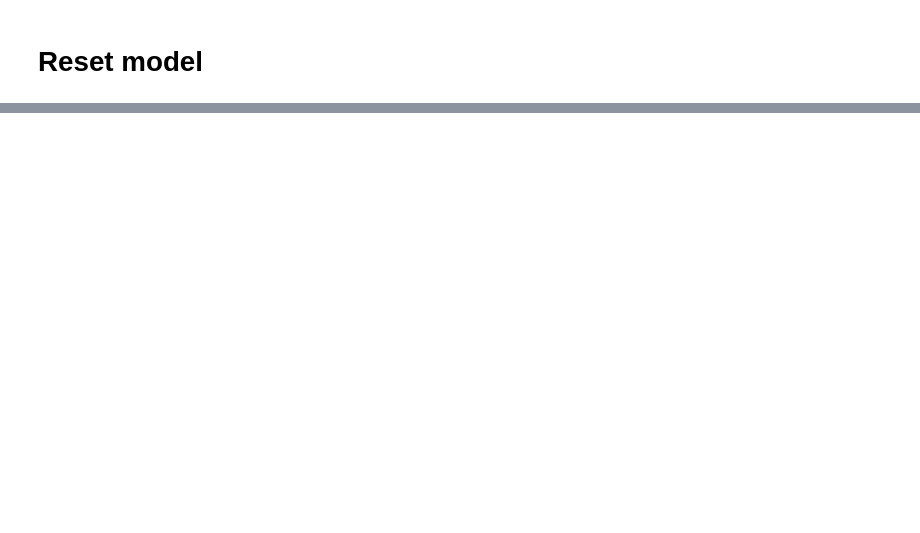
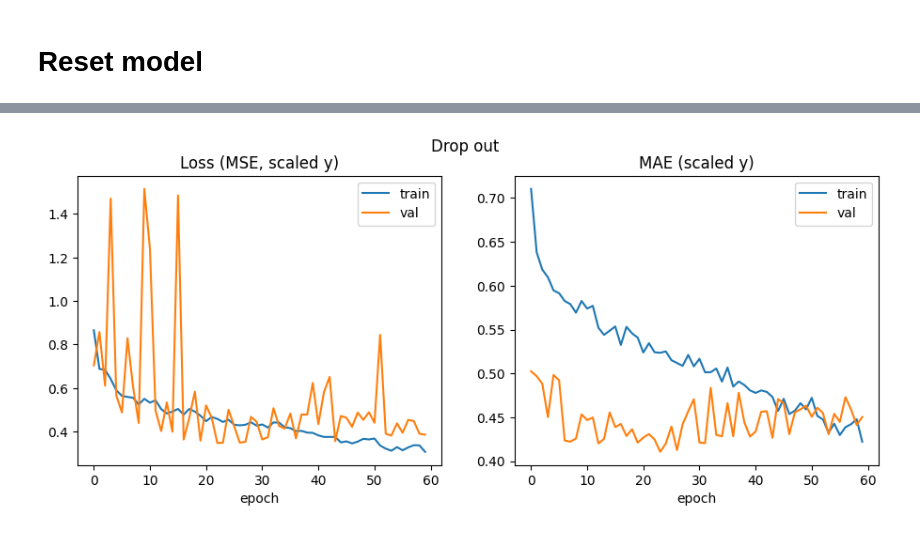
Before and after one commit to SparklePh/KMITL_Deep_Learning_Workshop, a Jupyter notebook: Deep_learning_workshop_2.ipynb, the cells around one changed output, grey strips where cells are left out. Saved outputs shown, nothing was run; the diff lists cells and outputs as text; code cells hidden in the pictures; blank space fills up the shorter version.

```diff
--- a/Deep_learning_workshop_2.ipynb
+++ b/Deep_learning_workshop_2.ipynb
@@ -167,2 +167,27 @@ plot_history(history, "Overfitting demo")
 # %% [markdown]
 # Reset model
+# %%
+drop_rate = 0.30  # ปรับได้ 0.2–0.5
+
+input_dim = X_train.shape[1]
+
+model = keras.Sequential([
+    layers.Input(shape=(input_dim,)),
+    layers.Dense(1024, activation="relu"),
+    layers.Dropout(drop_rate),
+
+    layers.Dense(1024, activation="relu"),
+    layers.Dropout(drop_rate),
+
+    layers.Dense(512, activation="relu"),
+    layers.Dropout(drop_rate),
+
+    layers.Dense(256, activation="relu"),
+    layers.Dropout(drop_rate * 0.5),  # ใกล้ output ลดลงหน่อย
+
+    layers.Dense(1)  # linear output for regression
+], name="overfit_ann_with_dropout")
+
+model.compile(optimizer=keras.optimizers.Adam(1e-3),
+              loss="mse", metrics=["mae"])
+model.summary()
@@ -168,0 +218,9 @@ plot_history(history, "Overfitting demo")
+# %%
+EPOCHS = 60
+BATCH_SIZE = 16  # batch เล็ก ช่วยให้ fitting แรงขึ้น
+
+history_do = model.fit(
+    X_train, y_train_s_noisy,
+    validation_data=(X_val, y_val_s),
+    epochs=EPOCHS, batch_size=BATCH_SIZE, verbose=1
+)
@@ -168,0 +245,4 @@ plot_history(history, "Overfitting demo")
+# %%
+plot_history(history_do, "Drop out")
+# %% [output]
+[figure, added]
```
Also changed, not shown: parts of 19 cells of this notebook.
